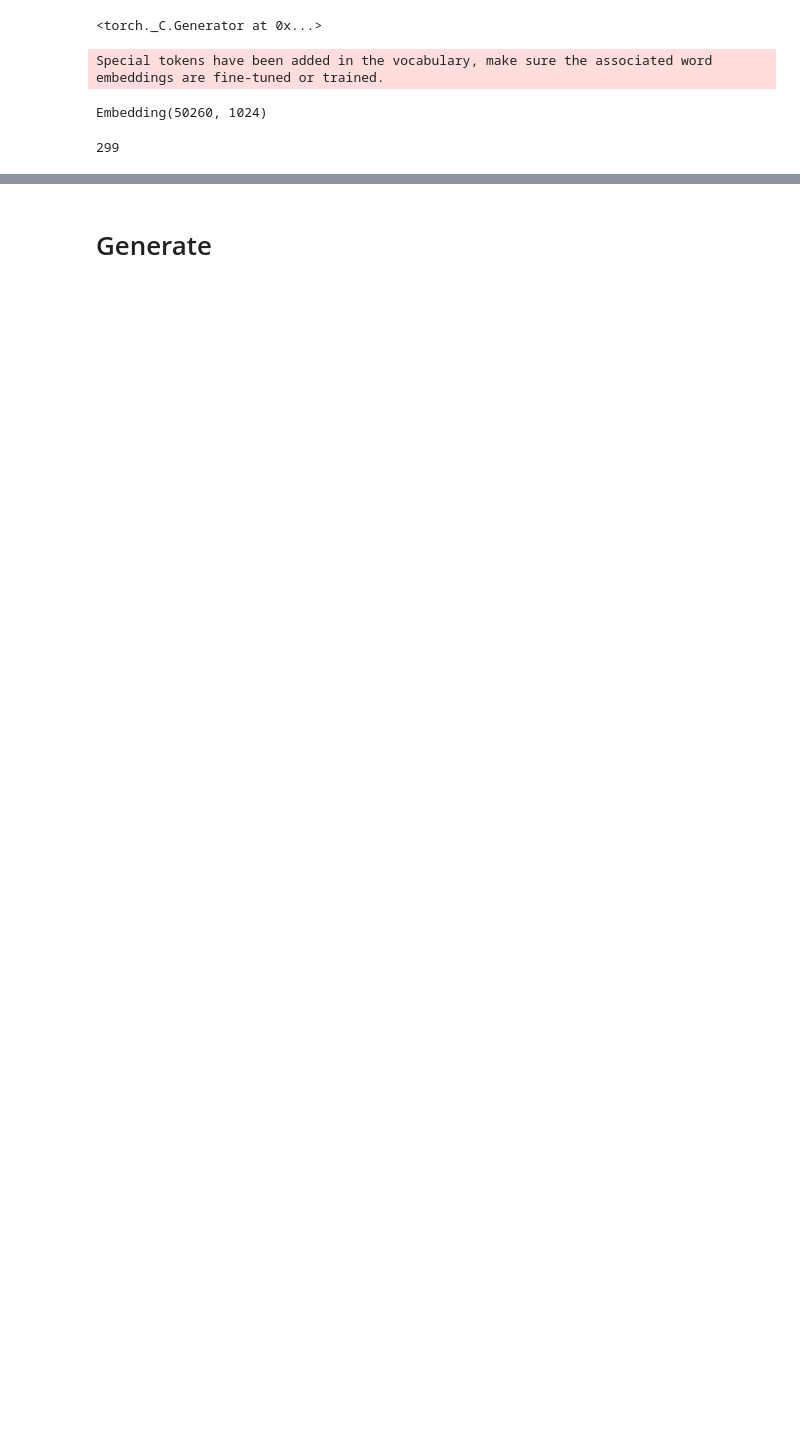
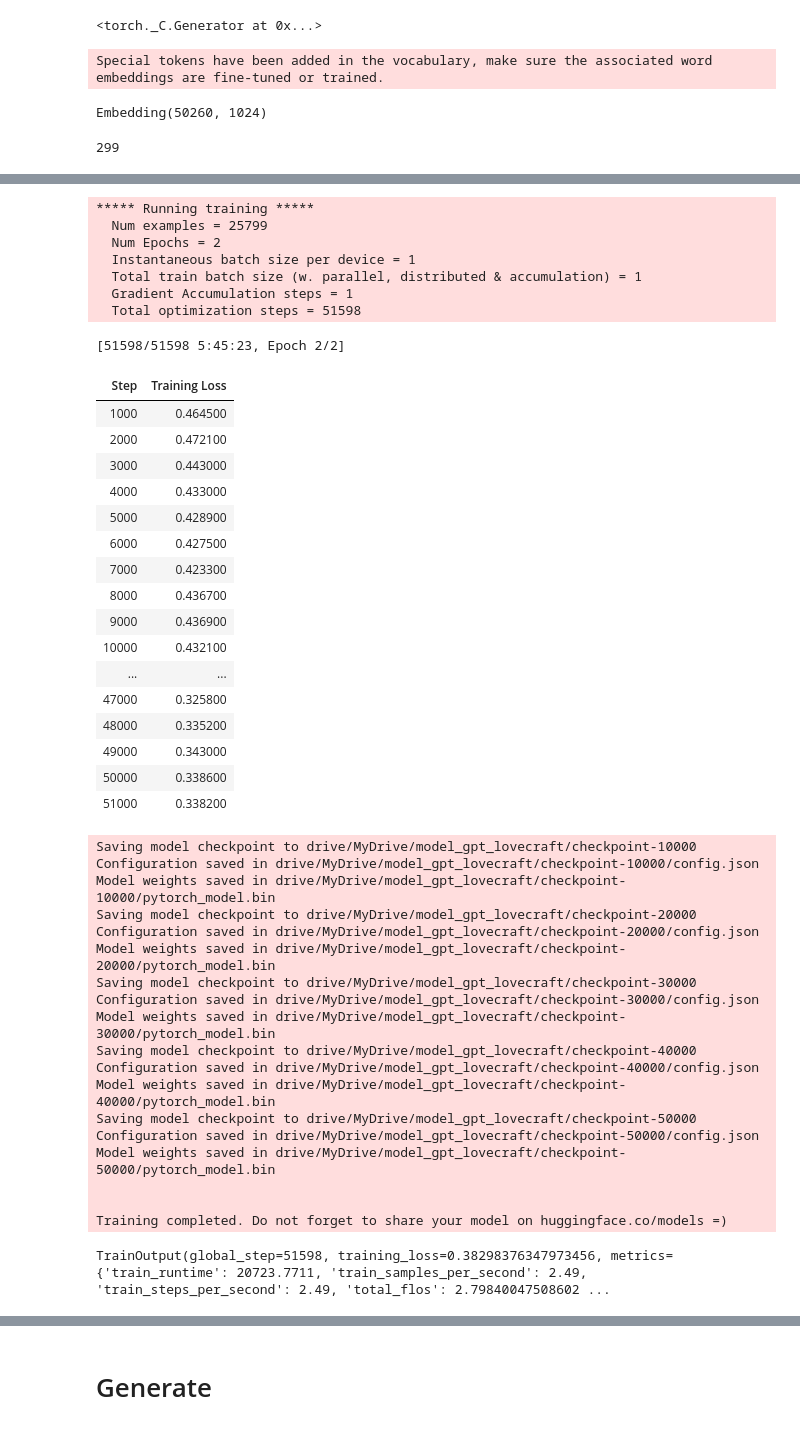
Before and after one commit to HikkaV/Lviv_DS_School_2022, a Jupyter notebook: nlp_course/lovecraft_generation.ipynb, the cells around one changed output, grey strips where cells are left out. Cells and saved outputs as stored; diff of their text form; code cells hidden in the pictures; blank space fills up the shorter version.

```diff
--- a/nlp_course/lovecraft_generation.ipynb
+++ b/nlp_course/lovecraft_generation.ipynb
@@ -231,7 +236,7 @@ training_args = TrainingArguments(output_dir='drive/MyDrive/model_gpt_lovecraft'
                                   per_device_train_batch_size=1, per_device_eval_batch_size=1,
                                   warmup_steps=100, weight_decay=0.06, logging_dir='./logs', report_to = 'none')
 # %%
-Trainer(model=model,  args=training_args, train_dataset=train_dataset,
+trainer = Trainer(model=model,  args=training_args, train_dataset=train_dataset,
         eval_dataset=val_dataset, data_collator=lambda data: {'input_ids': torch.stack([f[0] for f in data]),
                                                               'attention_mask': torch.stack([f[1] for f in data]),
-                                                              'labels': torch.stack([f[0] for f in data])}).train()
+                                                              'labels': torch.stack([f[0] for f in data])})
@@ -273,0 +243,47 @@ TrainOutput(global_step=25799, training_loss=0.4293358824715983, metrics={'train
+# %%
+trainer.train()
+# %% [output]
+***** Running training *****
+  Num examples = 25799
+  Num Epochs = 2
+  Instantaneous batch size per device = 1
+  Total train batch size (w. parallel, distributed & accumulation) = 1
+  Gradient Accumulation steps = 1
+  Total optimization steps = 51598
+[51598/51598 5:45:23, Epoch 2/2]
+| Step | Training Loss |
+| 1000 | 0.464500 |
+| 2000 | 0.472100 |
+| 3000 | 0.443000 |
+| 4000 | 0.433000 |
+| 5000 | 0.428900 |
+| 6000 | 0.427500 |
+| 7000 | 0.423300 |
+| 8000 | 0.436700 |
+| 9000 | 0.436900 |
+| 10000 | 0.432100 |
+| ... | ... |
+| 47000 | 0.325800 |
+| 48000 | 0.335200 |
+| 49000 | 0.343000 |
+| 50000 | 0.338600 |
+| 51000 | 0.338200 |
+Saving model checkpoint to drive/MyDrive/model_gpt_lovecraft/checkpoint-10000
+Configuration saved in drive/MyDrive/model_gpt_lovecraft/checkpoint-10000/config.json
+Model weights saved in drive/MyDrive/model_gpt_lovecraft/checkpoint-10000/pytorch_model.bin
+Saving model checkpoint to drive/MyDrive/model_gpt_lovecraft/checkpoint-20000
+Configuration saved in drive/MyDrive/model_gpt_lovecraft/checkpoint-20000/config.json
+Model weights saved in drive/MyDrive/model_gpt_lovecraft/checkpoint-20000/pytorch_model.bin
+Saving model checkpoint to drive/MyDrive/model_gpt_lovecraft/checkpoint-30000
+Configuration saved in drive/MyDrive/model_gpt_lovecraft/checkpoint-30000/config.json
+Model weights saved in drive/MyDrive/model_gpt_lovecraft/checkpoint-30000/pytorch_model.bin
+Saving model checkpoint to drive/MyDrive/model_gpt_lovecraft/checkpoint-40000
+Configuration saved in drive/MyDrive/model_gpt_lovecraft/checkpoint-40000/config.json
+Model weights saved in drive/MyDrive/model_gpt_lovecraft/checkpoint-40000/pytorch_model.bin
+Saving model checkpoint to drive/MyDrive/model_gpt_lovecraft/checkpoint-50000
+Configuration saved in drive/MyDrive/model_gpt_lovecraft/checkpoint-50000/config.json
+Model weights saved in drive/MyDrive/model_gpt_lovecraft/checkpoint-50000/pytorch_model.bin
+
+
+Training completed. Do not forget to share your model on huggingface.co/models =)
+TrainOutput(global_step=51598, training_loss=0.38298376347973456, metrics={'train_runtime': 20723.7711, 'train_samples_per_second': 2.49, 'train_steps_per_second': 2.49, 'total_flos': 2.79840047508602 ...
```
Also changed, not shown: parts of 14 cells of this notebook.
